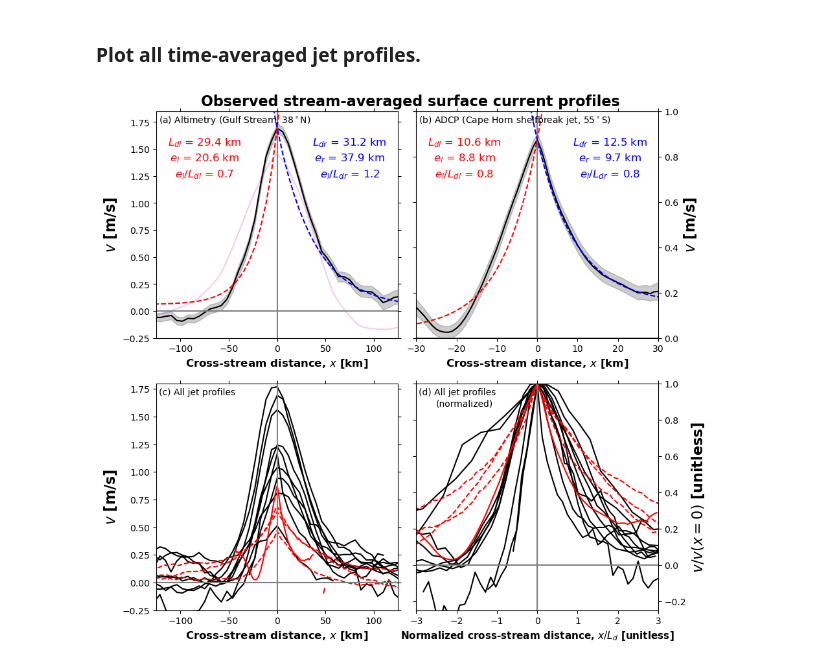
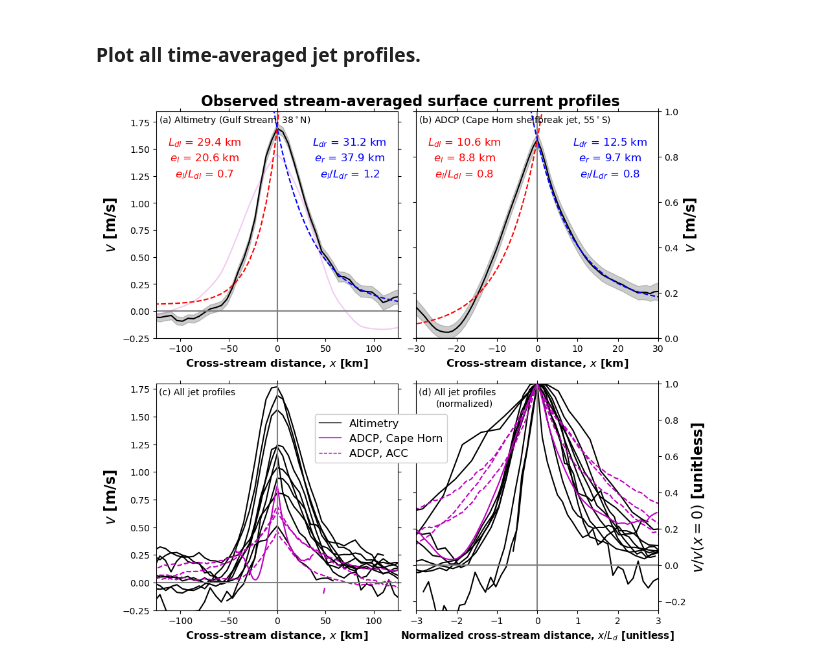
Before and after one commit to apaloczy/SurfaceOceanJets, a Jupyter notebook: plot_figs/fig02/fig02.ipynb, the cells around one changed output. Saved outputs shown, nothing was run; the diff lists cells and outputs as text; code cells hidden in the pictures.

Commit message:
Adds Fig 2 legend

```diff
--- a/plot_figs/fig02/fig02.ipynb
+++ b/plot_figs/fig02/fig02.ipynb
@@ -33,7 +34,7 @@ for f in fnames:
         linestyles.append("solid")
 
     if f in ADCPjets:
-        cols.append("r")
+        cols.append("m")
     else:
         cols.append("k")
 
@@ -137,33 +138,42 @@ ax1.set_ylim(minuclip, 1.85)
 ax2.set_xlim(-xclip2, xclip2)
 ax2.set_ylim(0, 1.0)
 ax3.set_xlim(-xclip, xclip)
 ax3.set_ylim(minuclip, 1.8)
 ax4.set_xlim(-3, 3)
 ax4.set_ylim(minuclip, 1)
 ax3.axhline(color="gray", linestyle="solid")
 ax3.axvline(color="gray", linestyle="solid")
 ax4.axhline(color="gray", linestyle="solid")
 ax4.axvline(color="gray", linestyle="solid")
 ax1.tick_params(bottom=True, top=True, left=True, right=True)
 ax3.tick_params(bottom=True, top=True, left=True, right=True)
 ax2.tick_params(bottom=True, top=True, left=True, right=True, labelleft=False, labelright=True)
 ax4.tick_params(bottom=True, top=True, left=True, right=True, labelleft=False, labelright=True)
 ax2.yaxis.set_label_position("right"); ax4.yaxis.set_label_position("right")
 ax3.set_xlabel(xlabel, fontsize=12, fontweight="black")
 ax3.set_ylabel("$v$ [m/s]", fontsize=16, fontweight="black")
 ax4.set_xlabel("Normalized cross-stream distance, $x/L_d$ [unitless]", fontsize=11, fontweight="black")
 ax4.set_ylabel("$v/v(x=0)$ [unitless]", fontsize=16, fontweight="black")
 
+xd, yd = [np.nan], [np.nan]
+h1 = Line2D(xd, yd, color="k", linestyle="solid", linewidth=1)
+h2 = Line2D(xd, yd, color="m", linestyle="solid", linewidth=1)
+h3 = Line2D(xd, yd, color="m", linestyle="dashed", linewidth=1)
+
+hs = [h1, h2, h3]
+labs = ["Altimetry", "ADCP, Cape Horn", "ADCP, ACC"]
+ax4.legend(hs, labs, fontsize=12, frameon=True, framealpha=1, loc=(-0.42, 0.65))
+
 xt, yt = 0.01, 0.95
 ax1.text(xt, yt, "(a) Altimetry (Gulf Stream, 38$^\circ$N)", fontsize=10, transform=ax1.transAxes)
 ax2.text(xt, yt, "(b) ADCP (Cape Horn shelfbreak jet, 55$^\circ$S)", fontsize=10, transform=ax2.transAxes)
 ax3.text(xt, yt, "(c) All jet profiles", fontsize=10, transform=ax3.transAxes)
 ax4.text(xt, yt, "(d) All jet profiles", fontsize=10, transform=ax4.transAxes)
 ax4.text(xt+0.07, yt-0.05, "(normalized)", fontsize=10, transform=ax4.transAxes)
 
 ax1.set_title("Observed stream-averaged surface current profiles", fontsize=16, fontweight="black", x=1.05)
 fig.subplots_adjust(wspace=0.075)
 # %% [output]
-[figure, old version]
+[figure, new version]
 # %%
 fig.savefig("fig02.png", bbox_inches="tight", dpi=150)
```
Also changed, not shown: parts of 1 cell of this notebook, 1 other file.
